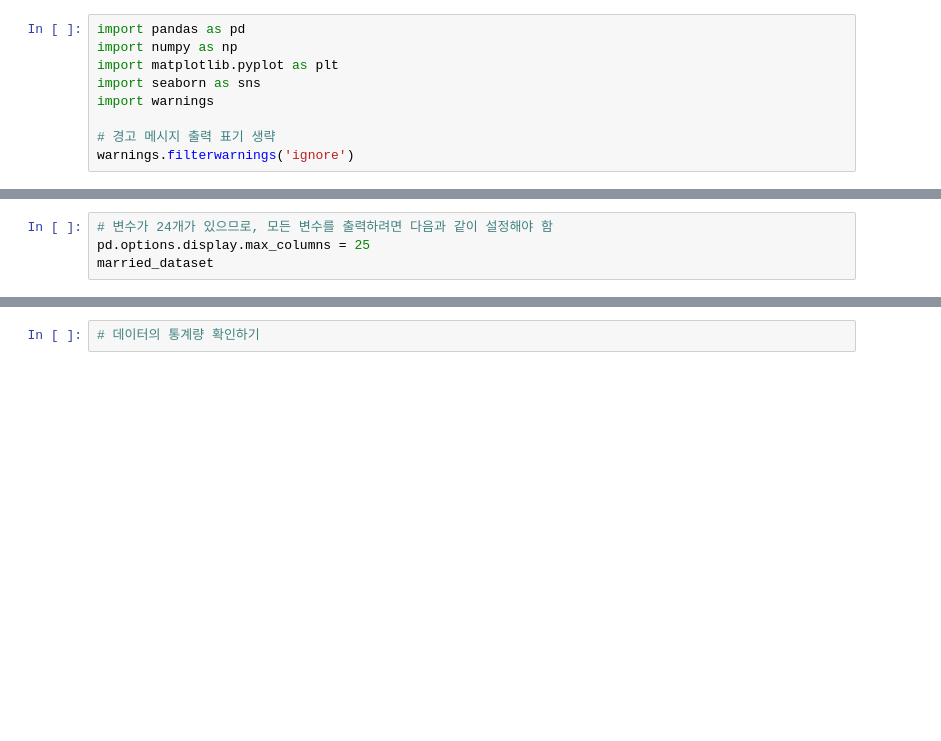
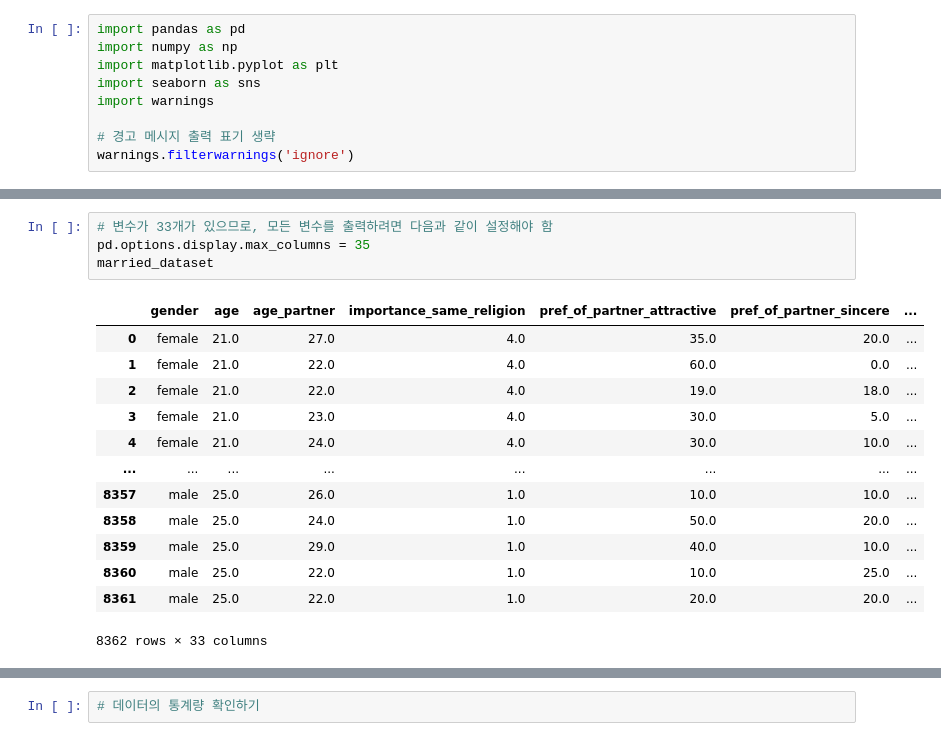
Before and after one commit to agtechresearch/LectureAlgorithm, a Jupyter notebook: W07_Project1_template.ipynb, the cells around one changed output, grey strips where cells are left out. Saved outputs shown, nothing was run; the diff lists cells and outputs as text; blank space fills up the shorter version.

```diff
--- a/W07_Project1_template.ipynb
+++ b/W07_Project1_template.ipynb
@@ -22,7 +38,21 @@ married_dataset
 # %%
-# 변수가 24개가 있으므로, 모든 변수를 출력하려면 다음과 같이 설정해야 함
-pd.options.display.max_columns = 25
+# 변수가 33개가 있으므로, 모든 변수를 출력하려면 다음과 같이 설정해야 함
+pd.options.display.max_columns = 35
 married_dataset
+# %% [output]
+|  | gender | age | age_partner | importance_same_religion | pref_of_partner_attractive | pref_of_partner_sincere | ... |
+| 0 | female | 21.0 | 27.0 | 4.0 | 35.0 | 20.0 | ... |
+| 1 | female | 21.0 | 22.0 | 4.0 | 60.0 | 0.0 | ... |
+| 2 | female | 21.0 | 22.0 | 4.0 | 19.0 | 18.0 | ... |
+| 3 | female | 21.0 | 23.0 | 4.0 | 30.0 | 5.0 | ... |
+| 4 | female | 21.0 | 24.0 | 4.0 | 30.0 | 10.0 | ... |
+| ... | ... | ... | ... | ... | ... | ... | ... |
+| 8357 | male | 25.0 | 26.0 | 1.0 | 10.0 | 10.0 | ... |
+| 8358 | male | 25.0 | 24.0 | 1.0 | 50.0 | 20.0 | ... |
+| 8359 | male | 25.0 | 29.0 | 1.0 | 40.0 | 10.0 | ... |
+| 8360 | male | 25.0 | 22.0 | 1.0 | 10.0 | 25.0 | ... |
+| 8361 | male | 25.0 | 22.0 | 1.0 | 20.0 | 20.0 | ... |
+8362 rows × 33 columns
 # %% [markdown]
 ▶ 결혼정보업체 데이터셋
 
```
Also changed, not shown: parts of 7 cells of this notebook.
